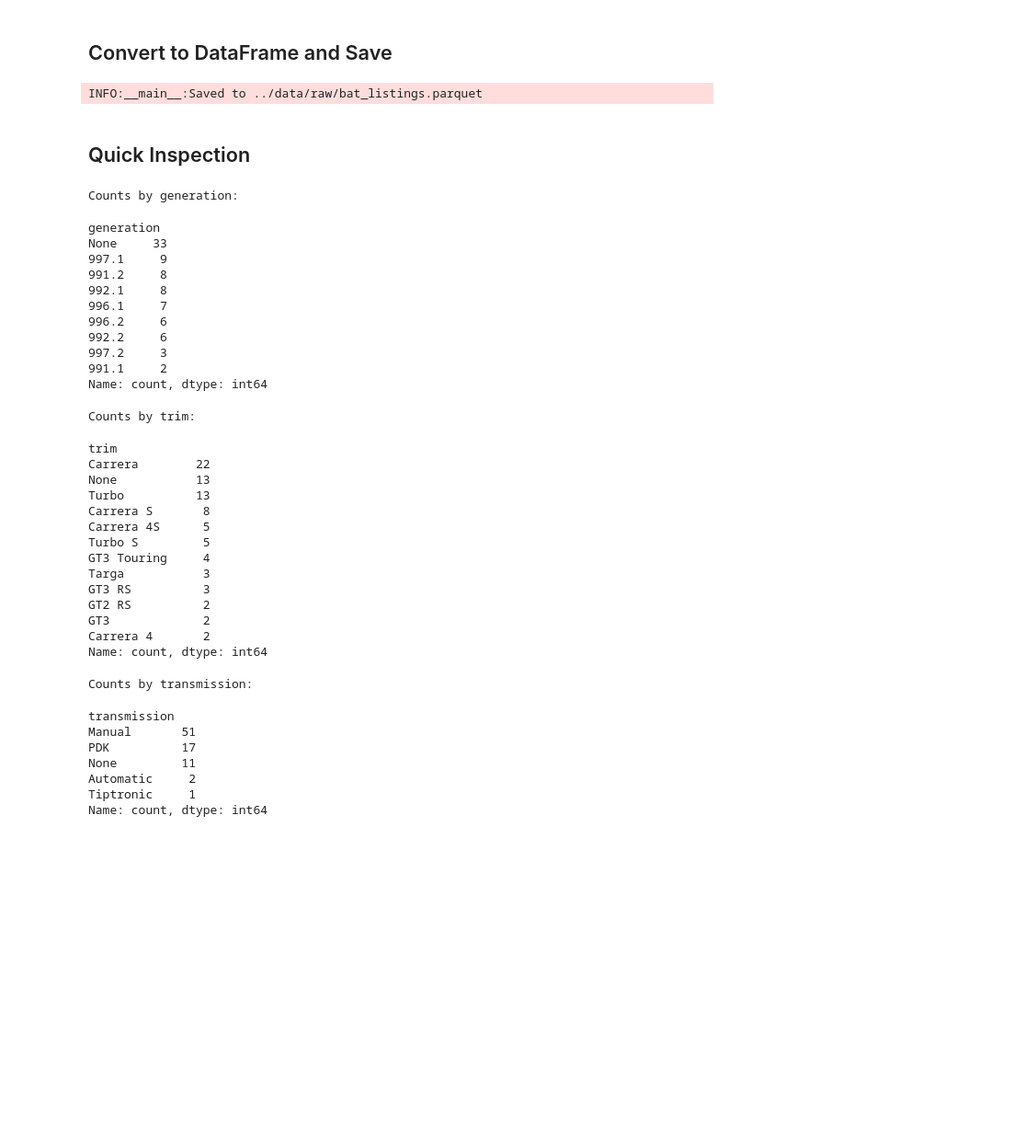
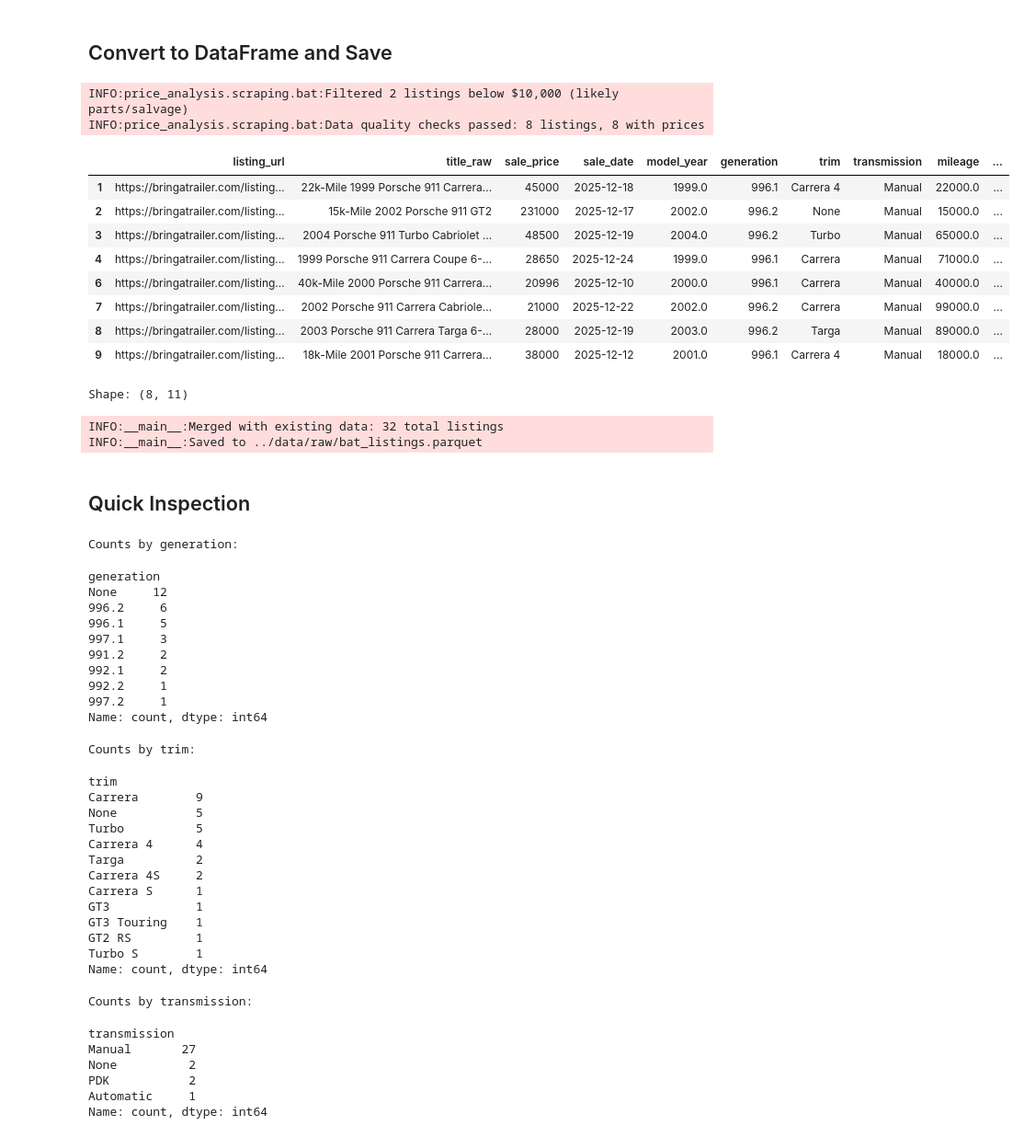
Before and after one commit to No-Stream/price-trend-analysis, a Jupyter notebook: notebooks/01_scraping.ipynb, the cells around one changed output. Shown at 92% size. Drawn from its saved outputs; the diff is of its cells as text; code cells hidden in the pictures; blank space fills up the shorter version.

Commit message:
attempt to improve scraping (unsuccessfully)

```diff
--- a/notebooks/01_scraping.ipynb
+++ b/notebooks/01_scraping.ipynb
@@ -30,14 +32,18 @@ OUTPUT_PATH = RAW_DIR / "bat_listings.parquet"
 
 Adjust search queries and pagination as needed.
 # %%
-# Search queries - can be refined for specific generations
+# Search queries - multiple generation-specific searches to get more results
+# BaT seems to limit how many results a single search returns
 QUERIES = [
-    "Porsche 911",  # Broad search to get all 911s
+    "Porsche 996",  # 1999-2004 (996.1 and 996.2)
+    # "Porsche 997",  # 2005-2012 (997.1 and 997.2)
+    # "Porsche 991",  # 2012-2019 (991.1 and 991.2)
+    # "Porsche 992",  # 2020+ (992.1 and 992.2)
+    # "Porsche 911",  # Catch air-cooled + anything else missed
 ]
 
 # Scraping parameters
-# TODO bump to 50+ once fully debugged and working
-MAX_CLICKS = 3  # Number of "Show More" button clicks (each loads ~24 listings)
+MAX_CLICKS = 100  # Number of "Show More" button clicks (each loads ~24 listings)
 DELAY = 2.5  # Seconds between requests (be polite!)
 HEADLESS = True  # Set False to see browser for debugging
 # %% [markdown]
@@ -122,11 +139,25 @@ INFO:price_analysis.scraping.bat:Fetching search results: https://bringatrailer.
 # %%
 df = listings_to_dataframe(all_listings)
 
-# Run data quality checks - will raise DataQualityError if checks fail
-validate_scraped_data(df)
+# Run data quality checks and filter low-price listings (<$10k)
+# Returns filtered DataFrame, raises DataQualityError if checks fail
+df = validate_scraped_data(df)
 
 display(df.head(10))
 print(f"\nShape: {df.shape}")
+# %% [output]
+INFO:price_analysis.scraping.bat:Filtered 2 listings below $10,000 (likely parts/salvage)
+INFO:price_analysis.scraping.bat:Data quality checks passed: 8 listings, 8 with prices
+|  | listing_url | title_raw | sale_price | sale_date | model_year | generation | trim | transmission | mileage | ... |
+| 1 | https://bringatrailer.com/listing... | 22k-Mile 1999 Porsche 911 Carrera... | 45000 | 2025-12-18 | 1999.0 | 996.1 | Carrera 4 | Manual | 22000.0 | ... |
+| 2 | https://bringatrailer.com/listing... | 15k-Mile 2002 Porsche 911 GT2 | 231000 | 2025-12-17 | 2002.0 | 996.2 | None | Manual | 15000.0 | ... |
+| 3 | https://bringatrailer.com/listing... | 2004 Porsche 911 Turbo Cabriolet ... | 48500 | 2025-12-19 | 2004.0 | 996.2 | Turbo | Manual | 65000.0 | ... |
+| 4 | https://bringatrailer.com/listing... | 1999 Porsche 911 Carrera Coupe 6-... | 28650 | 2025-12-24 | 1999.0 | 996.1 | Carrera | Manual | 71000.0 | ... |
+| 6 | https://bringatrailer.com/listing... | 40k-Mile 2000 Porsche 911 Carrera... | 20996 | 2025-12-10 | 2000.0 | 996.1 | Carrera | Manual | 40000.0 | ... |
+| 7 | https://bringatrailer.com/listing... | 2002 Porsche 911 Carrera Cabriole... | 21000 | 2025-12-22 | 2002.0 | 996.2 | Carrera | Manual | 99000.0 | ... |
+| 8 | https://bringatrailer.com/listing... | 2003 Porsche 911 Carrera Targa 6-... | 28000 | 2025-12-19 | 2003.0 | 996.2 | Targa | Manual | 89000.0 | ... |
+| 9 | https://bringatrailer.com/listing... | 18k-Mile 2001 Porsche 911 Carrera... | 38000 | 2025-12-12 | 2001.0 | 996.1 | Carrera 4 | Manual | 18000.0 | ... |
+Shape: (8, 11)
 # %%
 # Append to existing if present, otherwise create new
 if OUTPUT_PATH.exists():
@@ -138,6 +169,7 @@ if OUTPUT_PATH.exists():
 df.to_parquet(OUTPUT_PATH, index=False)
 logger.info(f"Saved to {OUTPUT_PATH}")
 # %% [output]
+INFO:__main__:Merged with existing data: 32 total listings
 INFO:__main__:Saved to ../data/raw/bat_listings.parquet
 # %% [markdown]
 ## Quick Inspection
@@ -147,15 +179,14 @@ display(df["generation"].value_counts(dropna=False))
 # %% [output]
 Counts by generation:
 generation
-None     33
-997.1     9
-991.2     8
-992.1     8
-996.1     7
+None     12
 996.2     6
-992.2     6
-997.2     3
-991.1     2
+996.1     5
+997.1     3
+991.2     2
+992.1     2
+992.2     1
+997.2     1
 Name: count, dtype: int64
 # %%
 print("Counts by trim:")
@@ -163,18 +194,17 @@ display(df["trim"].value_counts(dropna=False))
 # %% [output]
 Counts by trim:
 trim
-Carrera        22
-None           13
-Turbo          13
-Carrera S       8
-Carrera 4S      5
-Turbo S         5
-GT3 Touring     4
-Targa           3
-GT3 RS          3
-GT2 RS          2
-GT3             2
-Carrera 4       2
+Carrera        9
+None           5
+Turbo          5
+Carrera 4      4
+Targa          2
+Carrera 4S     2
+Carrera S      1
+GT3            1
+GT3 Touring    1
+GT2 RS         1
+Turbo S        1
 Name: count, dtype: int64
 # %%
 print("Counts by transmission:")
@@ -182,11 +212,10 @@ display(df["transmission"].value_counts(dropna=False))
 # %% [output]
 Counts by transmission:
 transmission
-Manual       51
-PDK          17
-None         11
-Automatic     2
-Tiptronic     1
+Manual       27
+None          2
+PDK           2
+Automatic     1
 Name: count, dtype: int64
 # %%
 # Check parsing quality - how many have all required fields?
```
Also changed, not shown: parts of 4 cells of this notebook, 8 other files.
